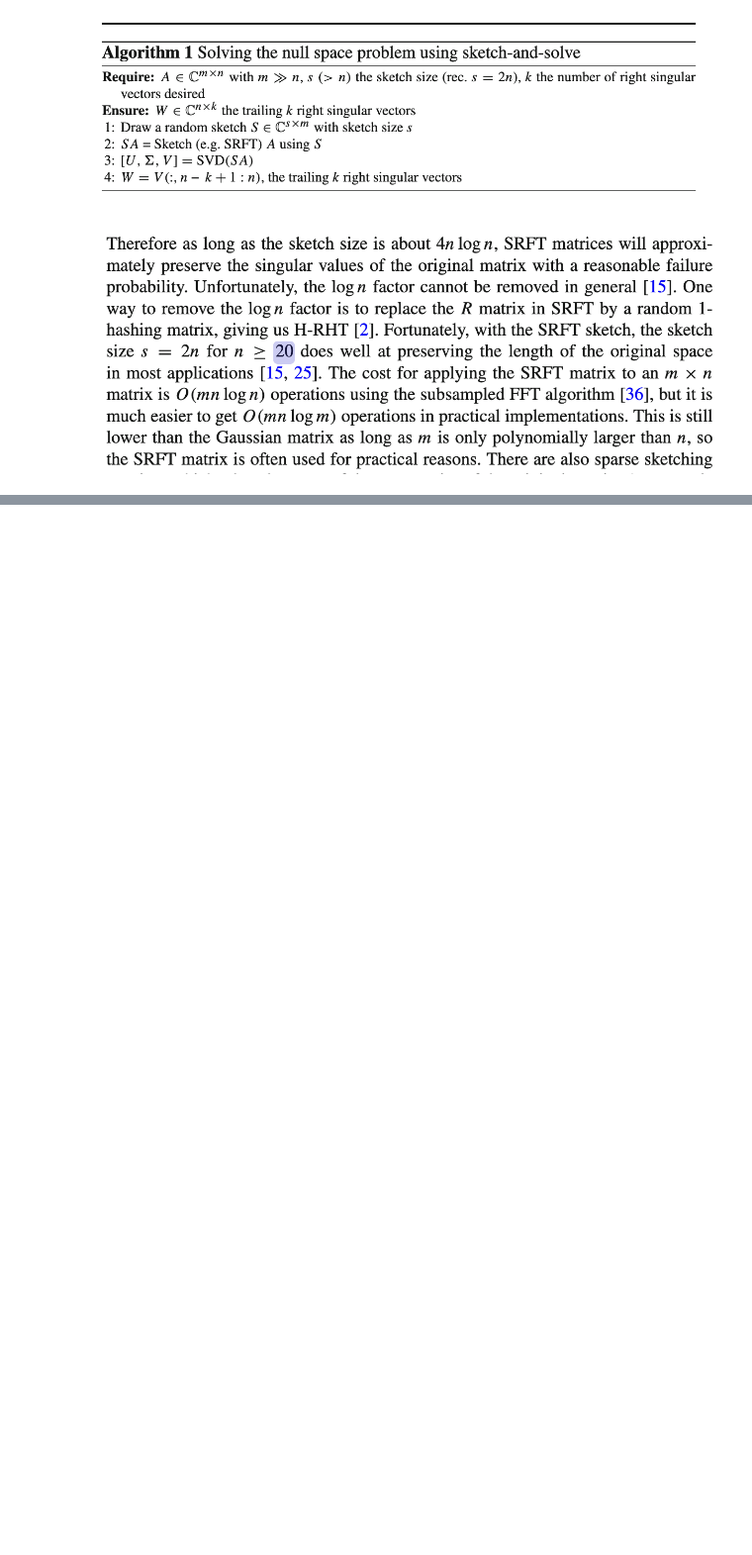
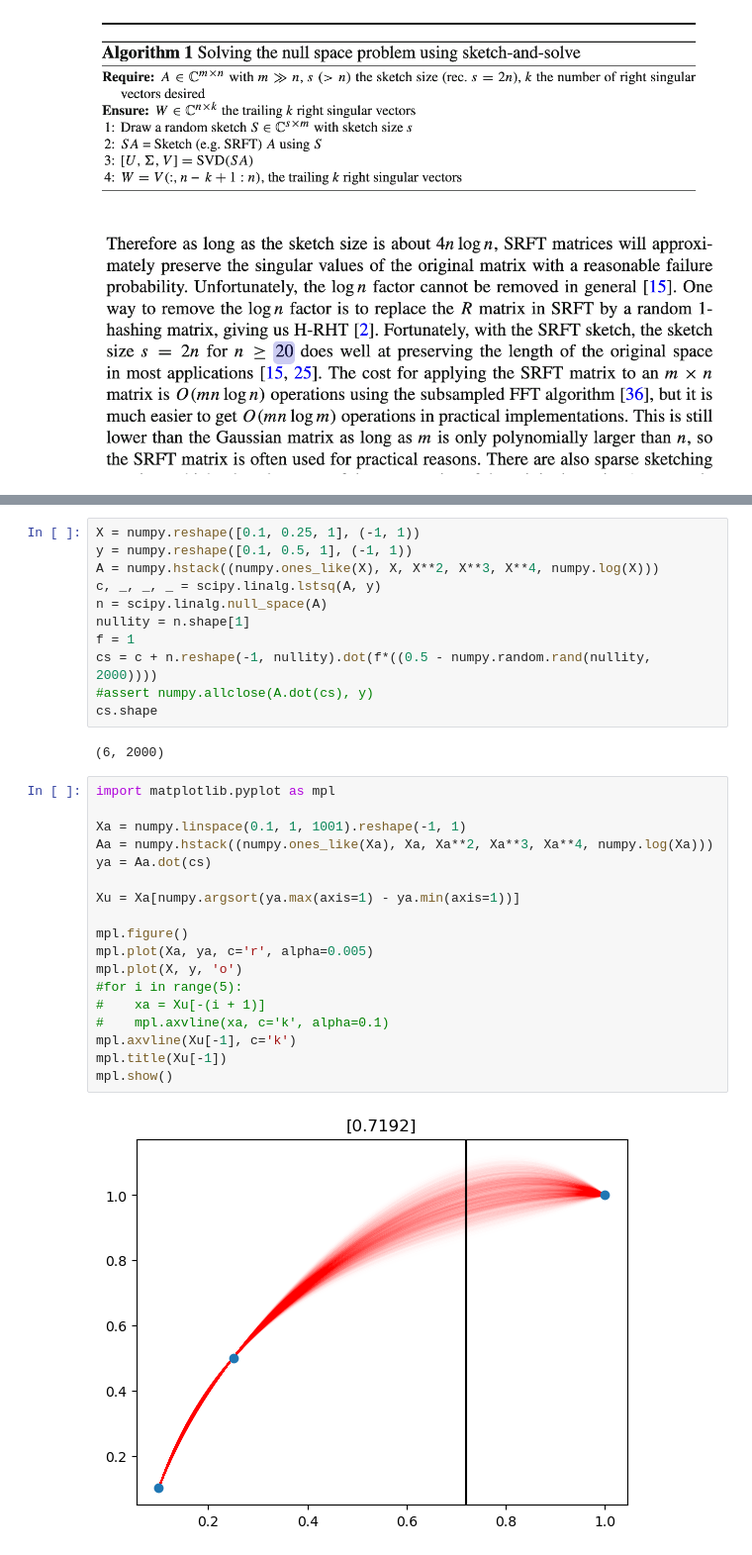
Before and after one commit to brianjpetersen/aaakit, a Jupyter notebook: test.ipynb, the cells around one changed output, grey strips where cells are left out. Shown: that part at 99% size. Cells and saved outputs as stored; diff of their text form; blank space fills up the shorter version.

Commit message:
figured out how to get relative uncertainties from nullspace

```diff
--- a/test.ipynb
+++ b/test.ipynb
@@ -147,0 +168,33 @@ a.nbytes
+# %%
+X = numpy.reshape([0.1, 0.25, 1], (-1, 1))
+y = numpy.reshape([0.1, 0.5, 1], (-1, 1))
+A = numpy.hstack((numpy.ones_like(X), X, X**2, X**3, X**4, numpy.log(X)))
+c, _, _, _ = scipy.linalg.lstsq(A, y)
+n = scipy.linalg.null_space(A)
+nullity = n.shape[1]
+f = 1
+cs = c + n.reshape(-1, nullity).dot(f*((0.5 - numpy.random.rand(nullity, 2000))))
+#assert numpy.allclose(A.dot(cs), y)
+cs.shape
+# %% [output]
+(6, 2000)
+# %%
+import matplotlib.pyplot as mpl
+
+Xa = numpy.linspace(0.1, 1, 1001).reshape(-1, 1)
+Aa = numpy.hstack((numpy.ones_like(Xa), Xa, Xa**2, Xa**3, Xa**4, numpy.log(Xa)))
+ya = Aa.dot(cs)
+
+Xu = Xa[numpy.argsort(ya.max(axis=1) - ya.min(axis=1))]
+
+mpl.figure()
+mpl.plot(Xa, ya, c='r', alpha=0.005)
+mpl.plot(X, y, 'o')
+#for i in range(5):
+#    xa = Xu[-(i + 1)]
+#    mpl.axvline(xa, c='k', alpha=0.1)
+mpl.axvline(Xu[-1], c='k')
+mpl.title(Xu[-1])
+mpl.show()
+# %% [output]
+[figure, added]
```
Also changed, not shown: parts of 18 cells of this notebook, 1 other file.
